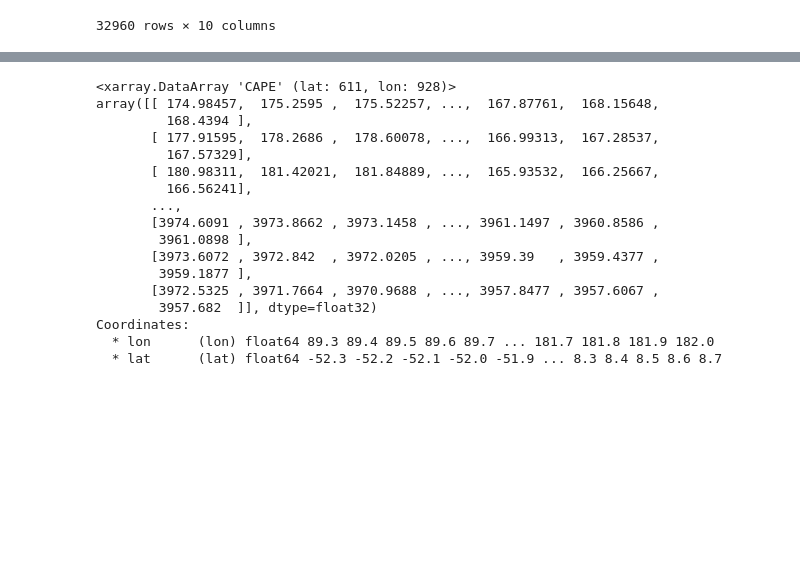
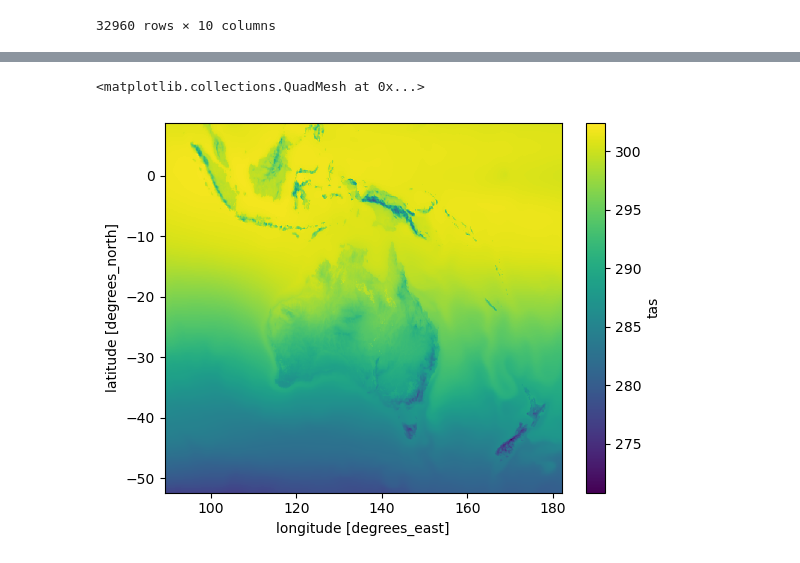
Before and after one commit to AusClimateService/data-catalogue, a Jupyter notebook: notebooks/CCAM-intake-sandbox.ipynb, the cells around one changed output, grey strips where cells are left out. Saved outputs shown, nothing was run; the diff lists cells and outputs as text; code cells hidden in the pictures; blank space fills up the shorter version.

```diff
--- a/notebooks/CCAM-intake-sandbox.ipynb
+++ b/notebooks/CCAM-intake-sandbox.ipynb
@@ -456,4 +403,4 @@ AUS-10i.NCC-NorESM2-MM.historical.r1i1p1f1.CSIRO-CCAM-2203.v1.mon
 # %%
-mean_CAPE = search_DS.CAPE.mean(dim='time')
-mean_CAPE
+mean_tas = search_DS.tas.mean(dim='time')
+mean_tas
 # %% [output]
@@ -483,5 +430,5 @@ PandasIndex(Float64Index([ -52.30000305175781, -52.20000076293945, -52.100002288
 Attributes: (0)
 # %%
 %%time
-mean_CAPE = mean_CAPE.compute()
+mean_tas = mean_tas.compute()
 # %% [output]
@@ -490,20 +437,5 @@ Wall time: 13 s
 # %%
-mean_CAPE
+mean_tas.plot()
 # %% [output]
-<xarray.DataArray 'CAPE' (lat: 611, lon: 928)>
-array([[ 174.98457,  175.2595 ,  175.52257, ...,  167.87761,  168.15648,
-         168.4394 ],
-       [ 177.91595,  178.2686 ,  178.60078, ...,  166.99313,  167.28537,
-         167.57329],
-       [ 180.98311,  181.42021,  181.84889, ...,  165.93532,  166.25667,
-         166.56241],
-       ...,
-       [3974.6091 , 3973.8662 , 3973.1458 , ..., 3961.1497 , 3960.8586 ,
-        3961.0898 ],
-       [3973.6072 , 3972.842  , 3972.0205 , ..., 3959.39   , 3959.4377 ,
-        3959.1877 ],
-       [3972.5325 , 3971.7664 , 3970.9688 , ..., 3957.8477 , 3957.6067 ,
-        3957.682  ]], dtype=float32)
-Coordinates:
-  * lon      (lon) float64 89.3 89.4 89.5 89.6 89.7 ... 181.7 181.8 181.9 182.0
-  * lat      (lat) float64 -52.3 -52.2 -52.1 -52.0 -51.9 ... 8.3 8.4 8.5 8.6 8.7
+<matplotlib.collections.QuadMesh at 0x...>
+[figure, added]
```
Also changed, not shown: parts of 31 cells of this notebook.
